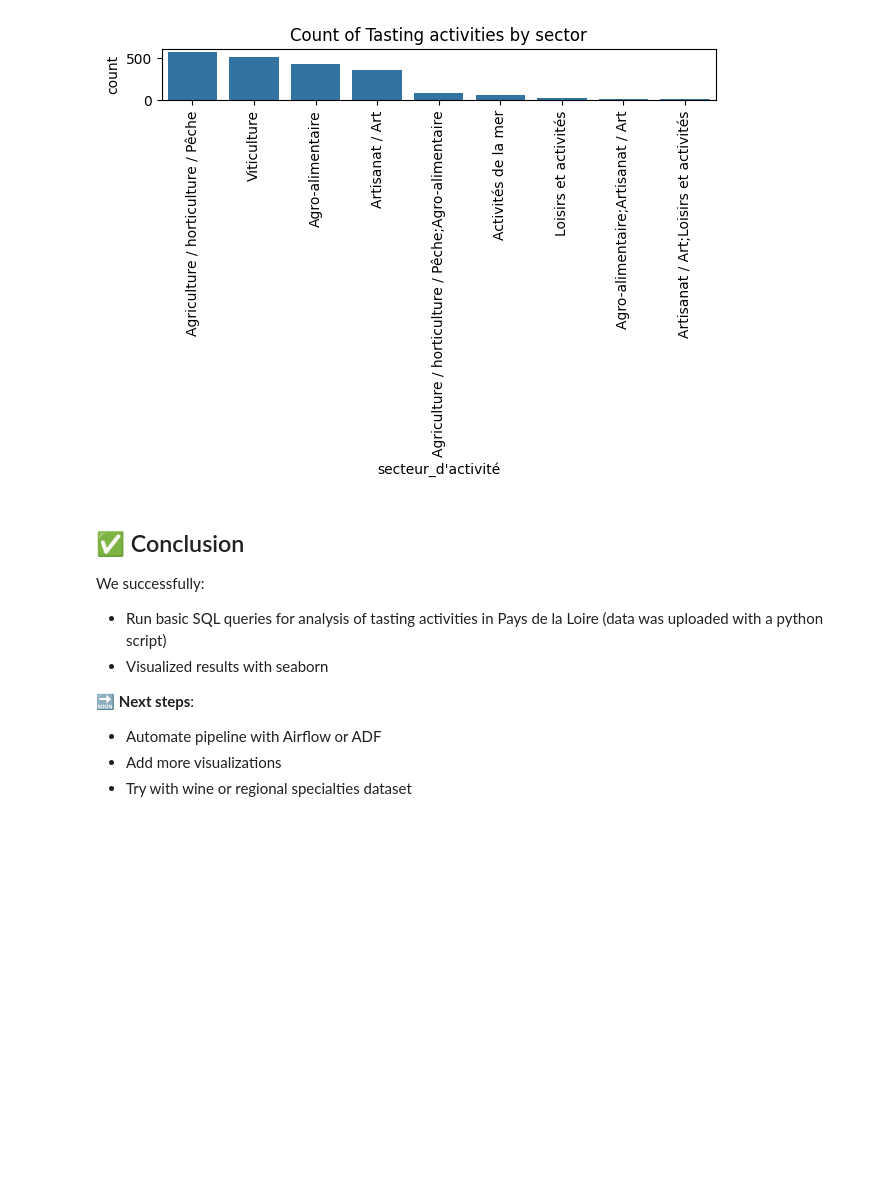
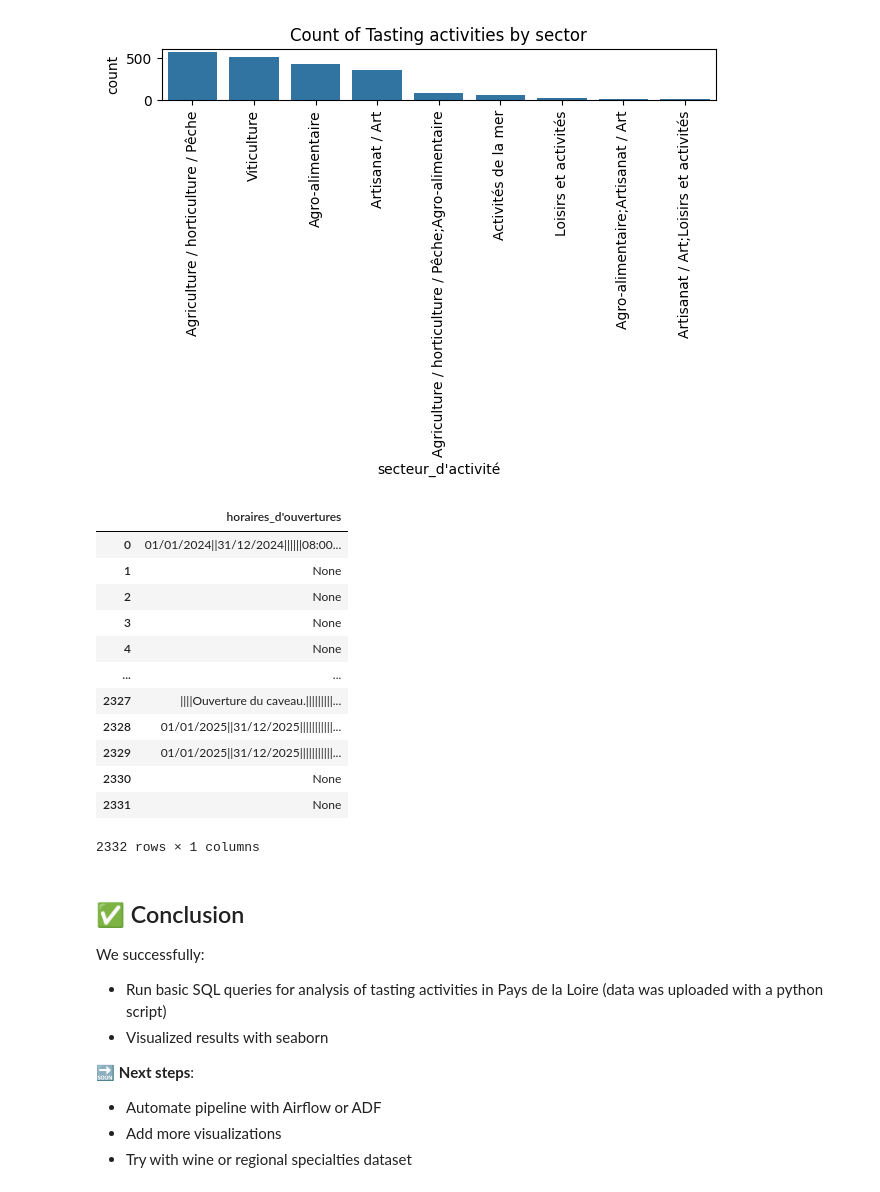
Before and after one commit to aknyazeva22/data-pipeline-demo, a Jupyter notebook: notebooks/basic_analysis.ipynb, the cells around one changed output. Drawn from its saved outputs; the diff is of its cells as text; code cells hidden in the pictures; blank space fills up the shorter version.

```diff
--- a/notebooks/basic_analysis.ipynb
+++ b/notebooks/basic_analysis.ipynb
@@ -61,6 +61,30 @@ plt.tight_layout()
 plt.show()
 # %% [output]
 [figure]
+# %%
+query = """
+SELECT "horaires_d'ouvertures" FROM degustations
+"""
+
+with engine.connect() as conn:
+    result = conn.execute(text(query))
+    df_result = pd.DataFrame(result.fetchall(), columns=result.keys())
+
+df_result
+# %% [output]
+|  | horaires_d'ouvertures |
+| 0 | 01/01/2024||31/12/2024||||||08:00... |
+| 1 | None |
+| 2 | None |
+| 3 | None |
+| 4 | None |
+| ... | ... |
+| 2327 | ||||Ouverture du caveau.|||||||||... |
+| 2328 | 01/01/2025||31/12/2025|||||||||||... |
+| 2329 | 01/01/2025||31/12/2025|||||||||||... |
+| 2330 | None |
+| 2331 | None |
+2332 rows × 1 columns
 # %% [markdown]
 ## ✅ Conclusion
 
```
Also changed, not shown: parts of 1 cell of this notebook, 3 other files.
